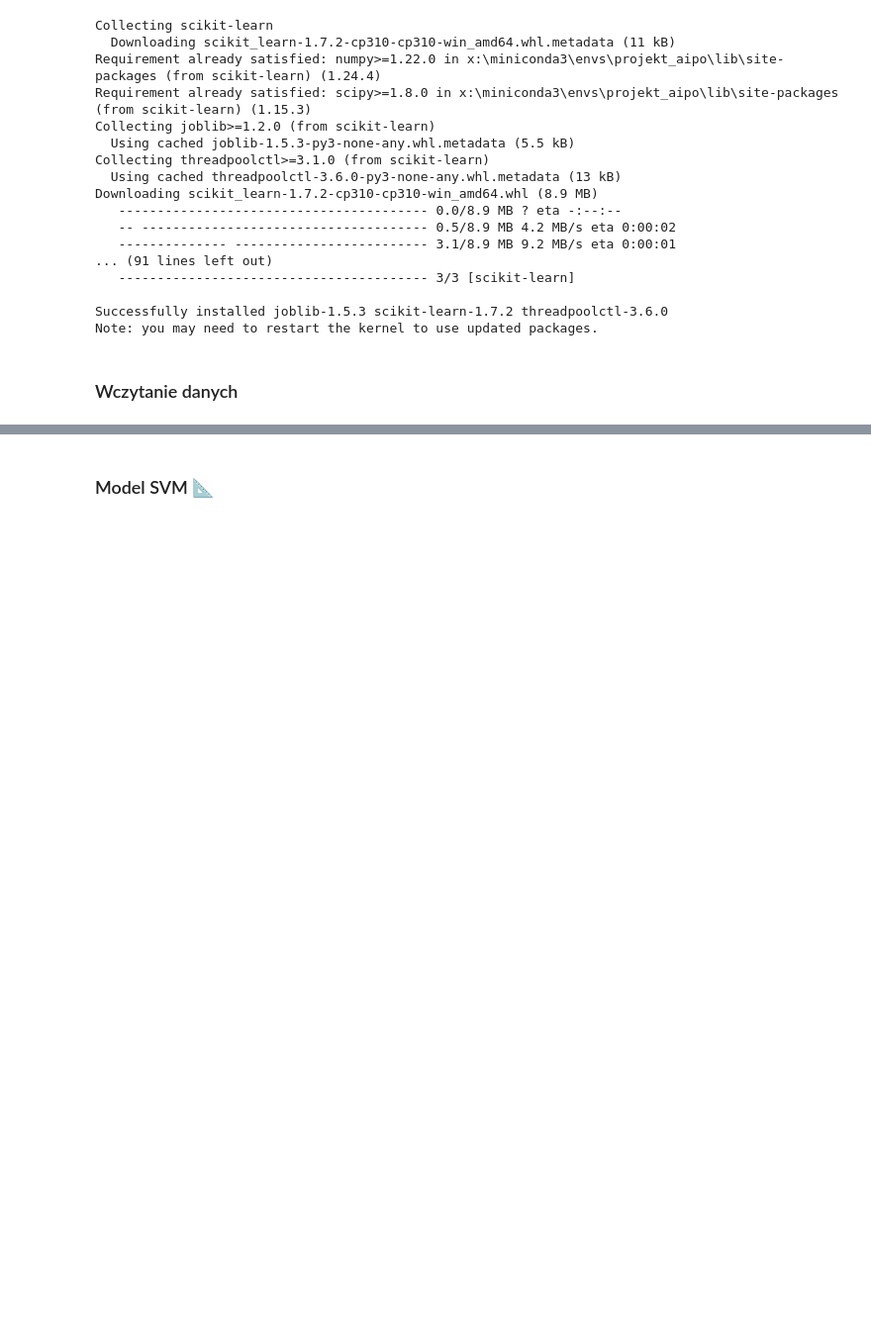
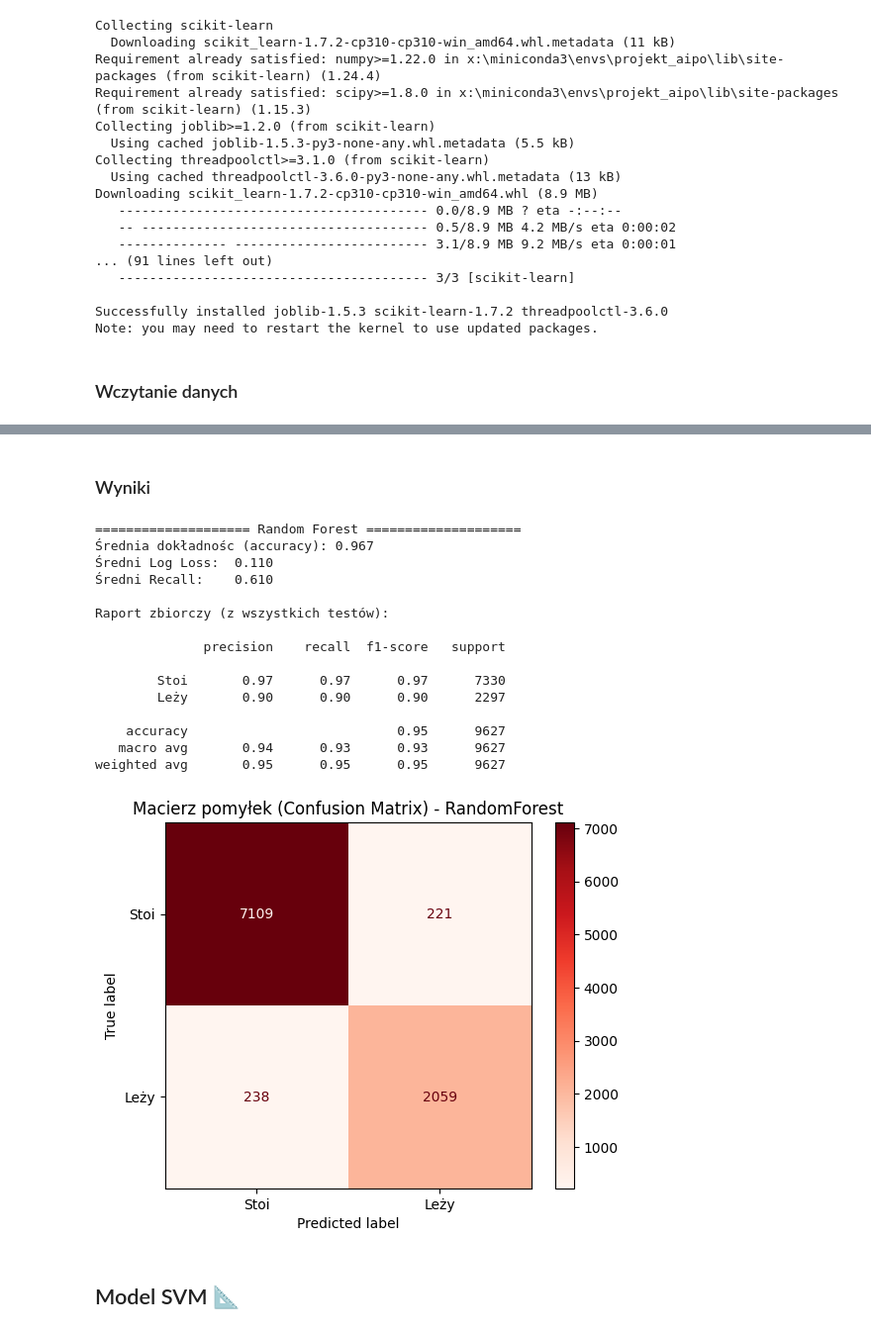
Before and after one commit to KacperM33/Projekt_AIPO, a Jupyter notebook: scripts/training_models.ipynb, the cells around one changed output, grey strips where cells are left out. Shown at 99% size. Cells and saved outputs as stored; diff of their text form; code cells hidden in the pictures; blank space fills up the shorter version.

```diff
--- a/scripts/training_models.ipynb
+++ b/scripts/training_models.ipynb
@@ -38,7 +41,7 @@ from sklearn.metrics import classification_report, confusion_matrix, accuracy_sc
 # %% [markdown]
 ### Wczytanie danych
 # %%
-data_path = '../data/dataset_urfall.npz'
+data_path = '/content/dataset_urfall.npz'
 
 if not os.path.exists(data_path):
     print(f"BŁĄD: Nie znaleziono pliku {data_path}")
@@ -75,7 +72,0 @@ Kształt danych X (po reshape): (9627, 34)
-# %%
-X_train, X_test, y_train, y_test = train_test_split(
-    X, y, test_size=0.2, random_state=42, stratify=y
-)
-
-print(f"Zbiór treningowy: {len(X_train)}")
-print(f"Zbiór testowy: {len(X_test)}")
@@ -121,3 +152,37 @@ weighted avg       1.00      1.00      1.00      1926
+# %% [markdown]
+### Wyniki
+# %%
+print(f"="*20+" Random Forest "+"="*20)
+
+print(f"Średnia dokładnośc (accuracy): {np.mean(accuracies_rf):.3f}")
+print(f"Średni Log Loss:  {np.mean(losses_rf):.3f}")
+print(f"Średni Recall:    {np.mean(recalls_rf):.3f}")
+
+print(f"\nRaport zbiorczy (z wszystkich testów):\n")
+print(classification_report(all_y_trues_rf, all_y_preds_rf, target_names=['Stoi', 'Leży']))
+
+# macierz pomyłek
+cm_rf = confusion_matrix(all_y_trues_rf, all_y_preds_rf)
+ConfusionMatrixDisplay(cm_rf, display_labels=['Stoi', 'Leży']).plot(cmap='Reds')
+plt.title(f'Macierz pomyłek (Confusion Matrix) - RandomForest')
+plt.show()
+# %% [output]
+==================== Random Forest ====================
+Średnia dokładnośc (accuracy): 0.967
+Średni Log Loss:  0.110
+Średni Recall:    0.610
+
+Raport zbiorczy (z wszystkich testów):
+
+              precision    recall  f1-score   support
+
+        Stoi       0.97      0.97      0.97      7330
+        Leży       0.90      0.90      0.90      2297
+
+    accuracy                           0.95      9627
+   macro avg       0.94      0.93      0.93      9627
+weighted avg       0.95      0.95      0.95      9627
+[figure, added]
 # %% [markdown]
-### Model SVM 📐
+## Model SVM 📐
 # %%
```
Also changed, not shown: parts of 16 cells of this notebook.
